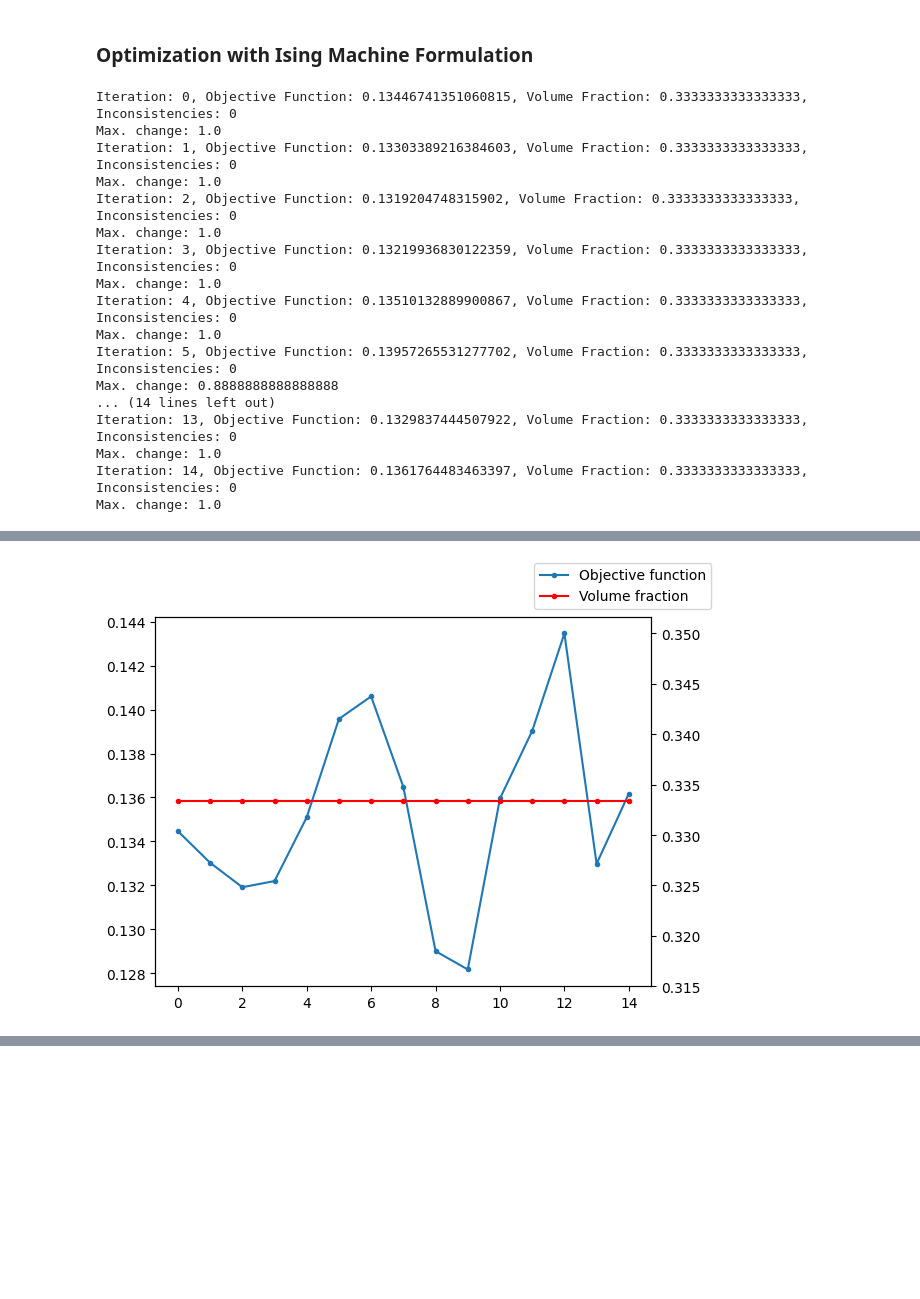
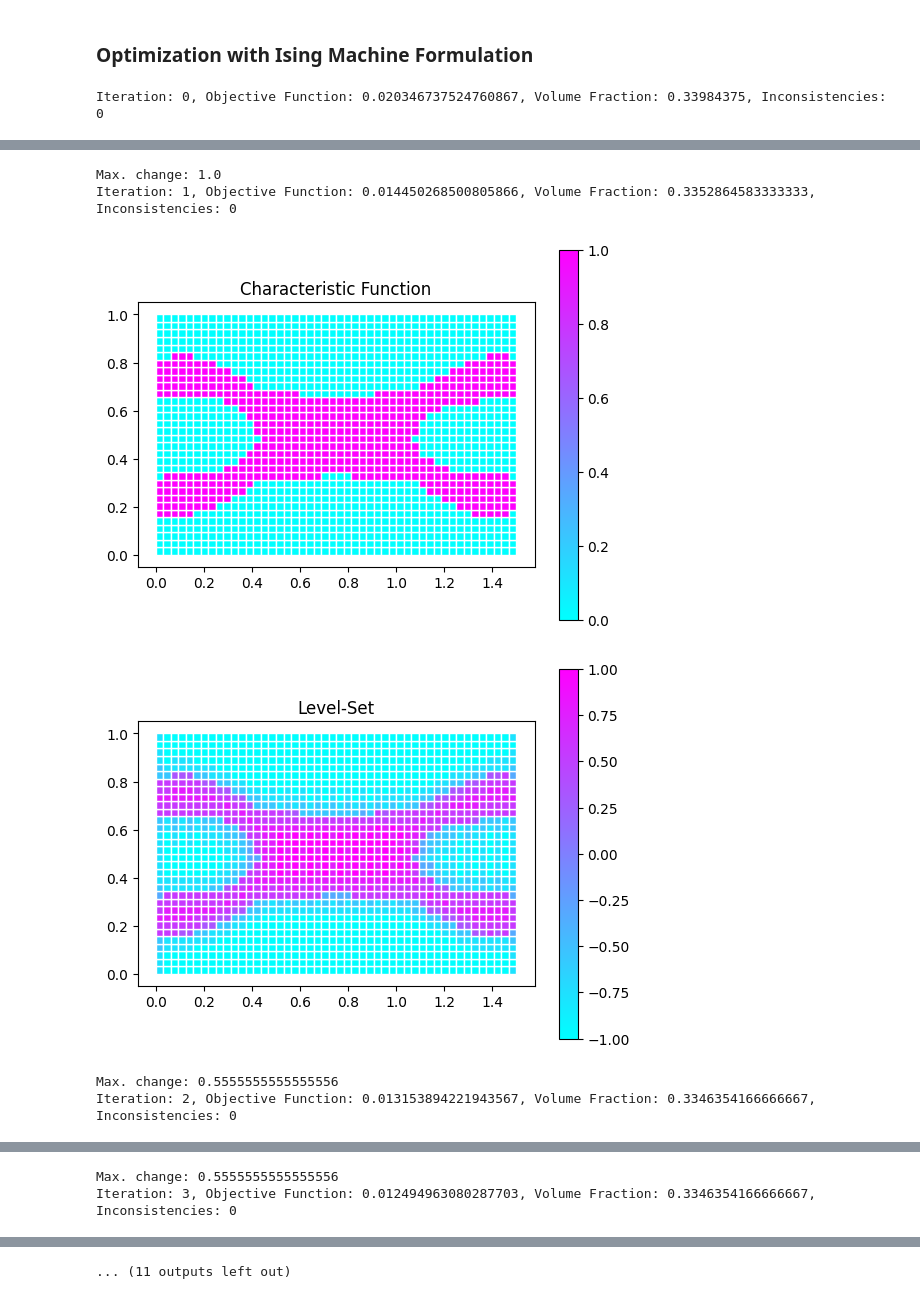
Before and after one commit to EngiOptiQA/TopoFlow, a Jupyter notebook: notebooks/double_pipe/double_pipe.ipynb, the cells around one changed output, grey strips where cells are left out. Saved outputs shown, nothing was run; the diff lists cells and outputs as text; code cells hidden in the pictures; blank space fills up the shorter version.

```diff
--- a/notebooks/double_pipe/double_pipe.ipynb
+++ b/notebooks/double_pipe/double_pipe.ipynb
@@ -45,13 +45,21 @@ for boundary in mesh_v.boundary_nodes.keys():
             boundary_velocity[boundary].append(lower_inlet_velocity(mesh_v, i_node))
         elif boundary == 'wall':
             boundary_velocity[boundary].append(np.zeros(2))
+        if boundary == 'outlet_upper':
+            boundary_velocity[boundary].append(upper_inlet_velocity(mesh_v, i_node))
+        elif boundary == 'outlet_lower':
+            boundary_velocity[boundary].append(lower_inlet_velocity(mesh_v, i_node))
 
 # Set values for Dirichlet boundary conditions.
 # Velocity.
 BC = []
 for boundary in mesh_v.boundary_nodes.keys():
     for i_node, node in enumerate(mesh_v.boundary_nodes[boundary]):
-        if boundary == 'inlet_upper' or boundary == 'inlet_lower' or boundary == 'wall' :
+        if (boundary == 'inlet_upper' or
+            boundary == 'inlet_lower' or
+            boundary == 'wall' or
+            boundary == 'outlet_upper' or
+            boundary == 'outlet_lower'):
             BC.append([node, 0, boundary_velocity[boundary][i_node][0]])
             BC.append([node, 1, boundary_velocity[boundary][i_node][1]])
 boundary_values_v = np.array(BC)
@@ -160,10 +175,10 @@ annealing_solver = AnnealingSolver(client)
 n_qubits_per_variable = 9
 
 hyperparameters = {
-        'energy_dissipation': 1.,
+        'energy_dissipation': 3200.,
         'regularization': 2.,
-        'volume_constraint': 25.,
-        'char_func': 50.
+        'volume_constraint': 160.,
+        'char_func': 25.
 }
 
 topo_opt_problem = TopologyOptimizationProblem(fem.ne, n_qubits_per_variable, hyperparameters, volume_fraction_max)
@@ -179,23 +194,8 @@ if active['annealing']:
                                 topo_opt_problem,
                                 level_set_scaled_initial,
                                 max_opt_steps,
-                                design_tolerance)
+                                design_tolerance,
+                                plot_steps=True)
     annealing_optimizer.plot_history()
 # %% [output]
-Iteration: 0, Objective Function: 0.13446741351060815, Volume Fraction: 0.3333333333333333, Inconsistencies: 0
-Max. change: 1.0
-Iteration: 1, Objective Function: 0.13303389216384603, Volume Fraction: 0.3333333333333333, Inconsistencies: 0
-Max. change: 1.0
-Iteration: 2, Objective Function: 0.1319204748315902, Volume Fraction: 0.3333333333333333, Inconsistencies: 0
-Max. change: 1.0
-Iteration: 3, Objective Function: 0.13219936830122359, Volume Fraction: 0.3333333333333333, Inconsistencies: 0
-Max. change: 1.0
-Iteration: 4, Objective Function: 0.13510132889900867, Volume Fraction: 0.3333333333333333, Inconsistencies: 0
-Max. change: 1.0
-Iteration: 5, Objective Function: 0.13957265531277702, Volume Fraction: 0.3333333333333333, Inconsistencies: 0
-Max. change: 0.8888888888888888
-... (14 lines left out)
-Iteration: 13, Objective Function: 0.1329837444507922, Volume Fraction: 0.3333333333333333, Inconsistencies: 0
-Max. change: 1.0
-Iteration: 14, Objective Function: 0.1361764483463397, Volume Fraction: 0.3333333333333333, Inconsistencies: 0
-Max. change: 1.0
+Iteration: 0, Objective Function: 0.020346737524760867, Volume Fraction: 0.33984375, Inconsistencies: 0
@@ -204 +204,6 @@ Max. change: 1.0
+Max. change: 1.0
+Iteration: 1, Objective Function: 0.014450268500805866, Volume Fraction: 0.3352864583333333, Inconsistencies: 0
-[figure, old version]
+[figure, new version]
+[figure, added]
+Max. change: 0.5555555555555556
+Iteration: 2, Objective Function: 0.013153894221943567, Volume Fraction: 0.3346354166666667, Inconsistencies: 0
@@ -204,0 +212,2 @@ Max. change: 1.0
+Max. change: 0.5555555555555556
+Iteration: 3, Objective Function: 0.012494963080287703, Volume Fraction: 0.3346354166666667, Inconsistencies: 0
@@ -204,0 +216 @@ Max. change: 1.0
+... (11 outputs left out)
```
Also changed, not shown: parts of 4 cells of this notebook, 1 other file.
